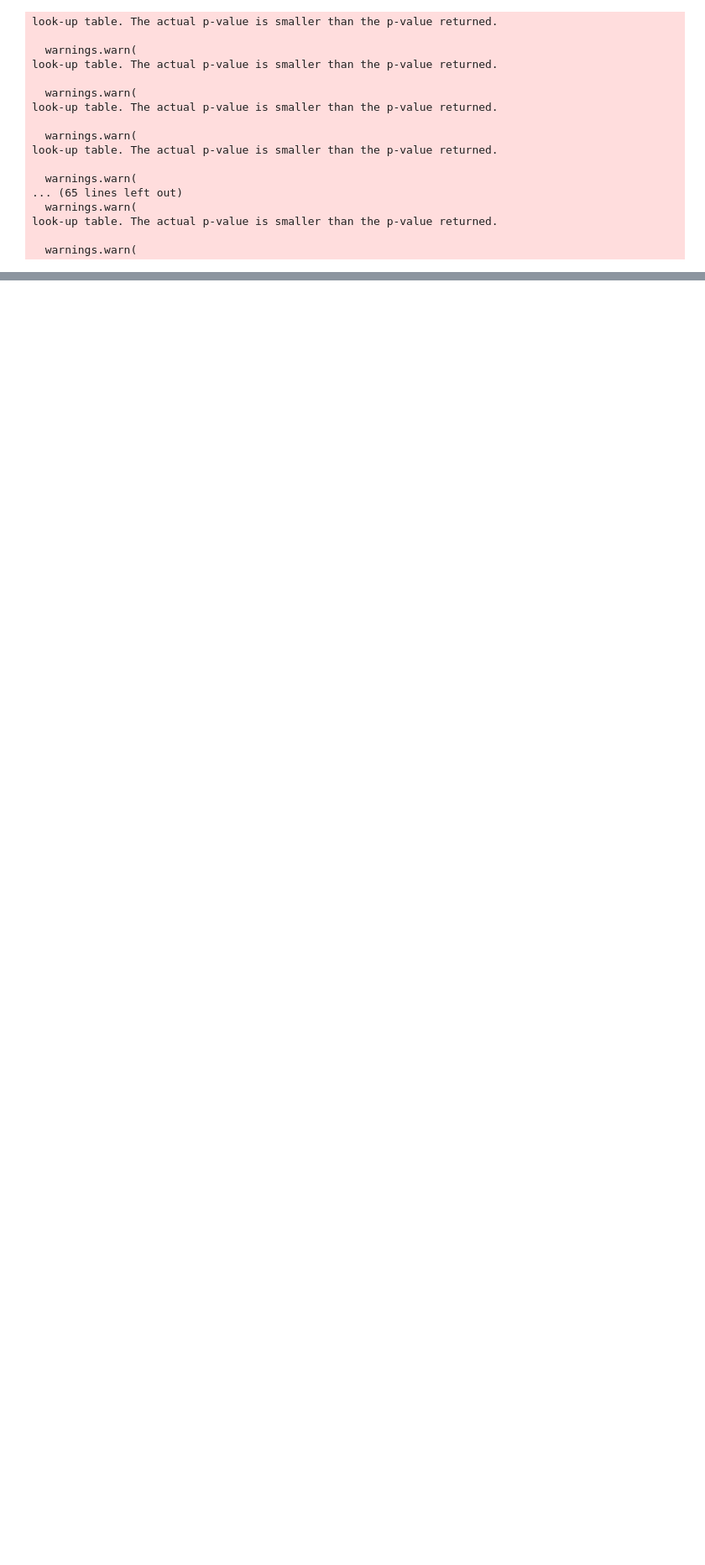
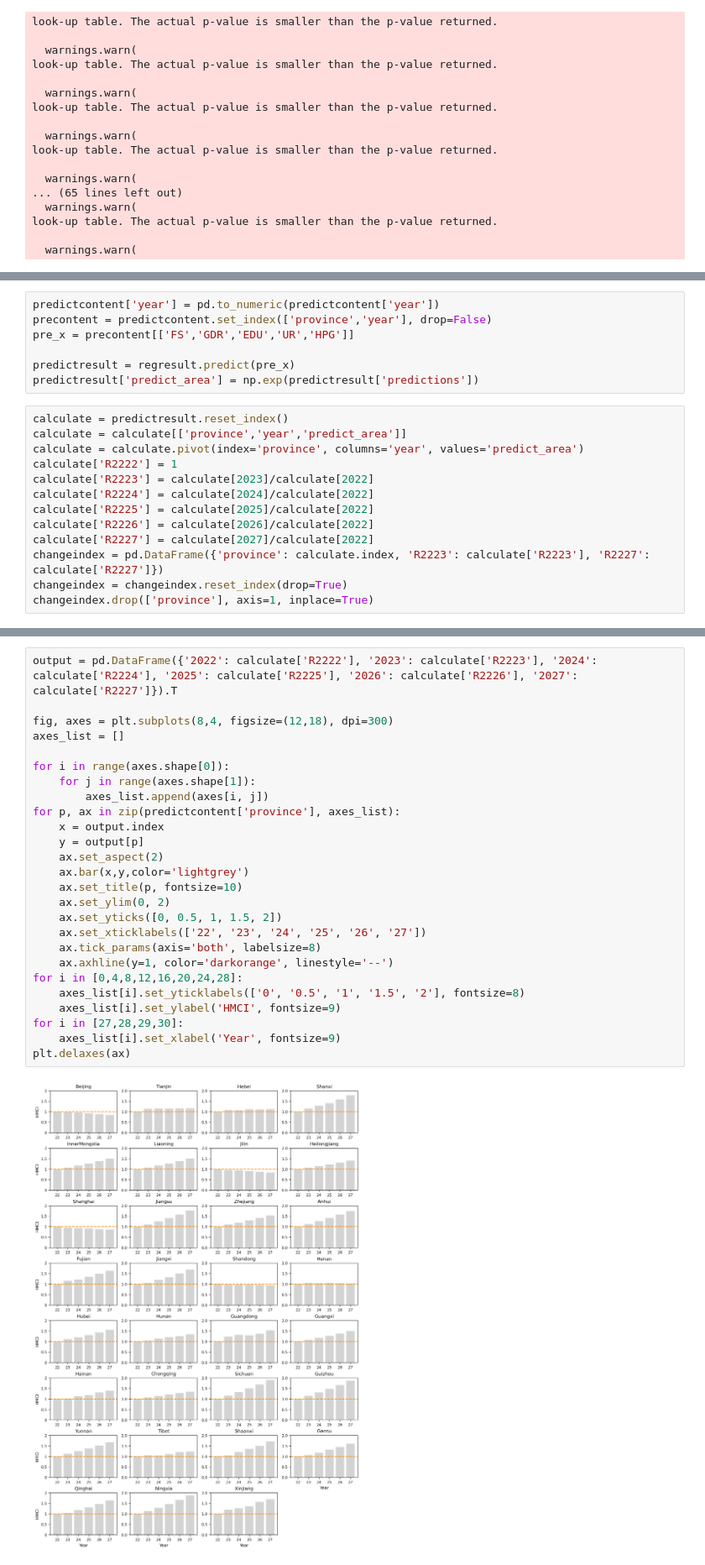
Before and after one commit to XianlaiYin/CASA0007, a Jupyter notebook: Individual/province.ipynb, the cells around one changed output, grey strips where cells are left out. Shown at 84% size. Cells and saved outputs as stored; diff of their text form; blank space fills up the shorter version.

```diff
--- a/Individual/province.ipynb
+++ b/Individual/province.ipynb
@@ -491,0 +508,20 @@ ValueError: Length mismatch: Expected 6 rows, received array of length 32
+# %%
+predictcontent['year'] = pd.to_numeric(predictcontent['year'])
+precontent = predictcontent.set_index(['province','year'], drop=False)
+pre_x = precontent[['FS','GDR','EDU','UR','HPG']]
+
+predictresult = regresult.predict(pre_x)
+predictresult['predict_area'] = np.exp(predictresult['predictions'])
+# %%
+calculate = predictresult.reset_index()
+calculate = calculate[['province','year','predict_area']]
+calculate = calculate.pivot(index='province', columns='year', values='predict_area')
+calculate['R2222'] = 1
+calculate['R2223'] = calculate[2023]/calculate[2022]
+calculate['R2224'] = calculate[2024]/calculate[2022]
+calculate['R2225'] = calculate[2025]/calculate[2022]
+calculate['R2226'] = calculate[2026]/calculate[2022]
+calculate['R2227'] = calculate[2027]/calculate[2022]
+changeindex = pd.DataFrame({'province': calculate.index, 'R2223': calculate['R2223'], 'R2227': calculate['R2227']})
+changeindex = changeindex.reset_index(drop=True)
+changeindex.drop(['province'], axis=1, inplace=True)
@@ -491,0 +530,28 @@ ValueError: Length mismatch: Expected 6 rows, received array of length 32
+# %%
+output = pd.DataFrame({'2022': calculate['R2222'], '2023': calculate['R2223'], '2024': calculate['R2224'], '2025': calculate['R2225'], '2026': calculate['R2226'], '2027': calculate['R2227']}).T
+
+fig, axes = plt.subplots(8,4, figsize=(12,18), dpi=300)
+axes_list = []
+
+for i in range(axes.shape[0]):
+    for j in range(axes.shape[1]):
+        axes_list.append(axes[i, j])
+for p, ax in zip(predictcontent['province'], axes_list):
+    x = output.index
+    y = output[p]
+    ax.set_aspect(2)
+    ax.bar(x,y,color='lightgrey')
+    ax.set_title(p, fontsize=10)
+    ax.set_ylim(0, 2)
+    ax.set_yticks([0, 0.5, 1, 1.5, 2])
+    ax.set_xticklabels(['22', '23', '24', '25', '26', '27'])
+    ax.tick_params(axis='both', labelsize=8)
+    ax.axhline(y=1, color='darkorange', linestyle='--')
+for i in [0,4,8,12,16,20,24,28]:
+    axes_list[i].set_yticklabels(['0', '0.5', '1', '1.5', '2'], fontsize=8)
+    axes_list[i].set_ylabel('HMCI', fontsize=9)
+for i in [27,28,29,30]:
+    axes_list[i].set_xlabel('Year', fontsize=9)
+plt.delaxes(ax)
+# %% [output]
+[figure, added]
```
Also changed, not shown: parts of 37 cells of this notebook.
